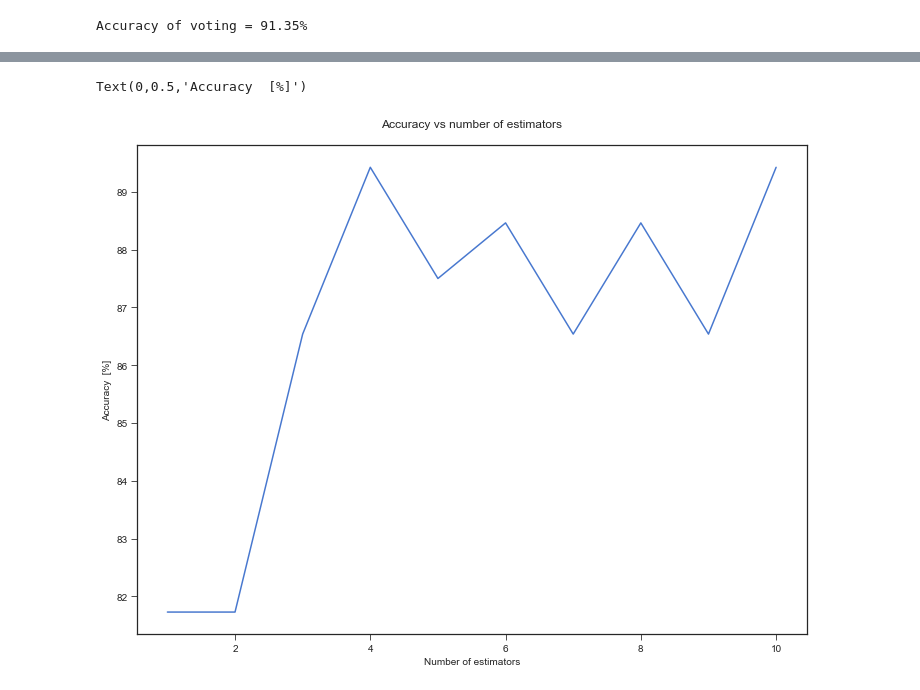
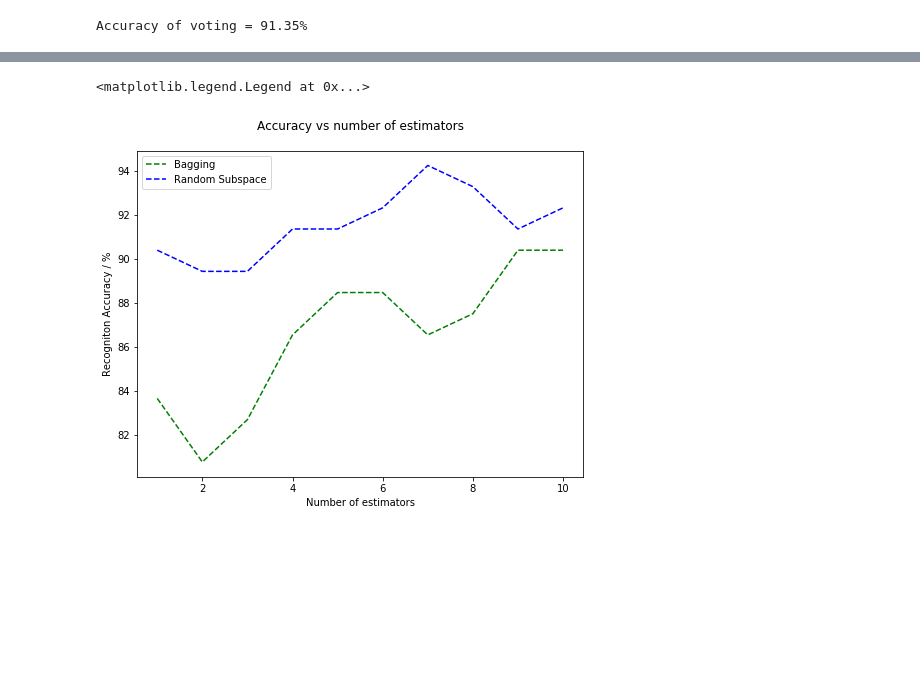
Before and after one commit to RajanPatel97/PCA-and-PCA-LDA-Ensemble-for-Face-Recognition, a Jupyter notebook: Q3 P1.ipynb, the cells around one changed output, grey strips where cells are left out. Saved outputs shown, nothing was run; the diff lists cells and outputs as text; code cells hidden in the pictures; blank space fills up the shorter version.

```diff
--- a/Q3 P1.ipynb
+++ b/Q3 P1.ipynb
@@ -719,7 +721,7 @@ max_samples = 0.8
 acc, ave_sub_model_acc = bagging(n_estimators, max_samples)
 
 n_estimators = 30
-max_samples = 0.25
+max_samples = 0.025
 
 acc_varying_samples = []
 acc_varying_samples_ave = []
@@ -730,14 +732,14 @@ while max_samples <= 1.0:
     acc_varying_samples.append(acc*100)
     acc_varying_samples_ave.append(ave_sub_model_acc*100)
     num_samples.append(max_samples)
-    max_samples = max_samples + 0.25
+    max_samples = max_samples + 0.025
 
 n_estimators = 1
 max_samples = 0.8
 
 acc_varying_num_est_bag = []
 num_estimators_list = []
-n_est_test_range = 10
+n_est_test_range = 60
 
 while n_estimators <= n_est_test_range:
     acc, ave_sub_model_acc = bagging(n_estimators, max_samples)
@@ -757,11 +1120,12 @@ Text(0,0.5,'Accuracy  [%]')
 # %%
-plt.figure()
-plt.plot(num_estimators_list, acc_varying_num_est_bag)
-#sns.regplot(x=Ms.reshape(-1, 1), y=np.array(memory))
+plt.figure(figsize=(8.0, 6.0))
+plt.plot(num_estimators_list, acc_varying_num_est_bag, color='green', linestyle='dashed', label='Bagging')
+plt.plot(num_estimators_list, acc_varying_num_est_ran_subsp, color='blue', linestyle='dashed', label='Random Subspace')
 plt.title('Accuracy vs number of estimators\n')
 plt.xlabel('Number of estimators')
-plt.ylabel('Accuracy  [%]')
+plt.ylabel('Recogniton Accuracy / %')
+plt.legend(loc='best')
 # %% [output]
-Text(0,0.5,'Accuracy  [%]')
+<matplotlib.legend.Legend at 0x...>
-[figure, old version]
+[figure, new version]
 # %%
```
Also changed, not shown: parts of 8 cells of this notebook.
